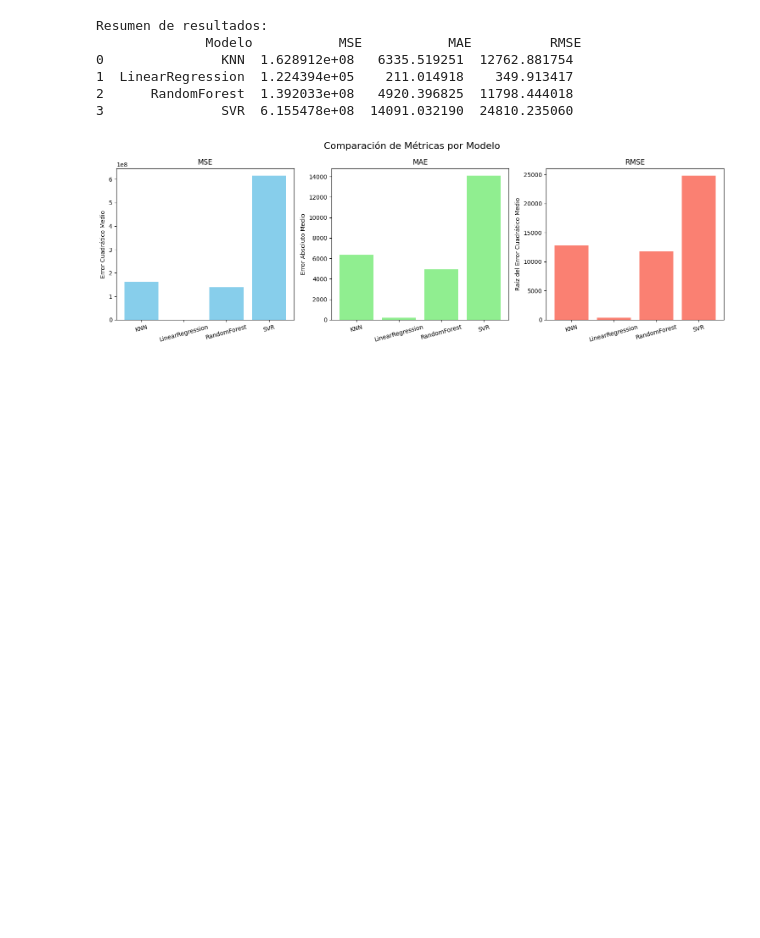
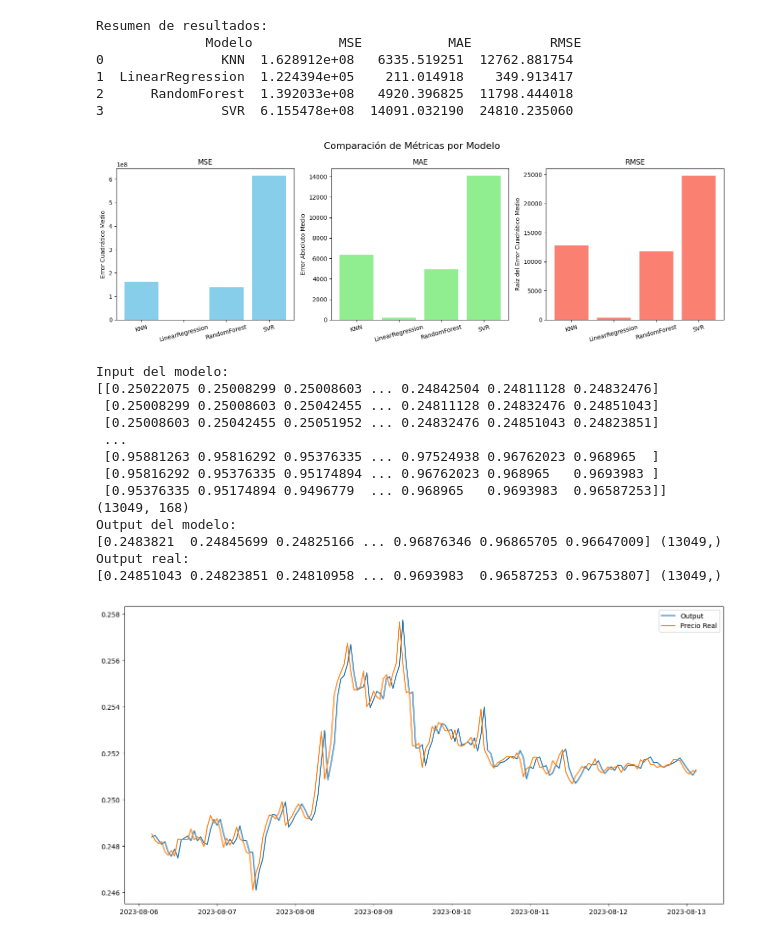
Before and after one commit to GRQ34/ML-Proyecto-Final, a Jupyter notebook: 2. Forecasting - Metodos Clasicos.ipynb, the cells around one changed output. Drawn from its saved outputs; the diff is of its cells as text; code cells hidden in the pictures; blank space fills up the shorter version.

Commit message:
up to date 1 german

```diff
--- a/2. Forecasting - Metodos Clasicos.ipynb
+++ b/2. Forecasting - Metodos Clasicos.ipynb
@@ -164,3 +162,30 @@ Resumen de resultados:
 2      RandomForest  1.392033e+08   4920.396825  11798.444018
 3               SVR  6.155478e+08  14091.032190  24810.235060
 [figure]
+# %%
+print('Input del modelo:')
+print(X_test, X_test.shape)
+print('Output del modelo:')
+print(pred_lin, pred_lin.shape)
+print('Output real:')
+print(y_test, y_test.shape)
+
+plt.figure(figsize=(16, 8))
+plt.plot(dates_test[0:24*7], pred_lin[0:24*7], label="Output")
+plt.plot(dates_test[0:24*7], y_test[0:24*7], label="Precio Real")
+plt.legend(loc="best")
+plt.show()
+# %% [output]
+Input del modelo:
+[[0.25022075 0.25008299 0.25008603 ... 0.24842504 0.24811128 0.24832476]
+ [0.25008299 0.25008603 0.25042455 ... 0.24811128 0.24832476 0.24851043]
+ [0.25008603 0.25042455 0.25051952 ... 0.24832476 0.24851043 0.24823851]
+ ...
+ [0.95881263 0.95816292 0.95376335 ... 0.97524938 0.96762023 0.968965  ]
+ [0.95816292 0.95376335 0.95174894 ... 0.96762023 0.968965   0.9693983 ]
+ [0.95376335 0.95174894 0.9496779  ... 0.968965   0.9693983  0.96587253]] (13049, 168)
+Output del modelo:
+[0.2483821  0.24845699 0.24825166 ... 0.96876346 0.96865705 0.96647009] (13049,)
+Output real:
+[0.24851043 0.24823851 0.24810958 ... 0.9693983  0.96587253 0.96753807] (13049,)
+[figure, added]
```
Also changed, not shown: parts of 5 cells of this notebook, 6 other files.
